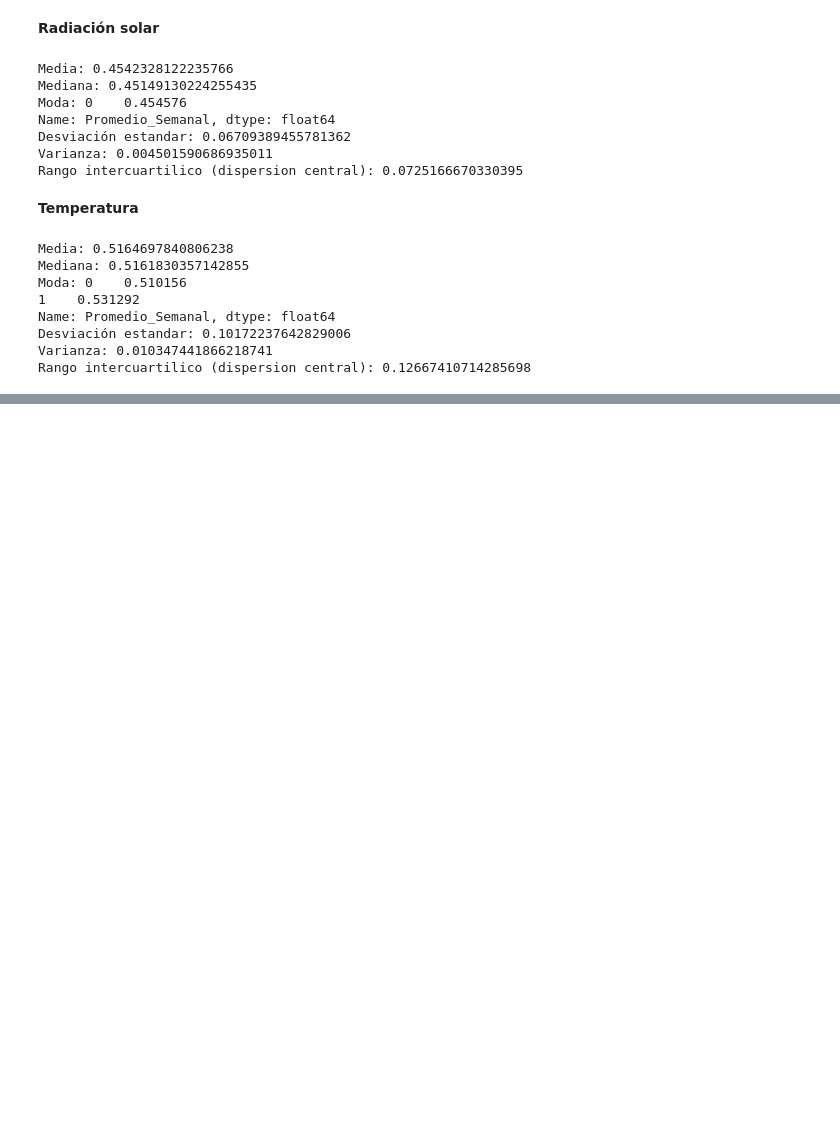
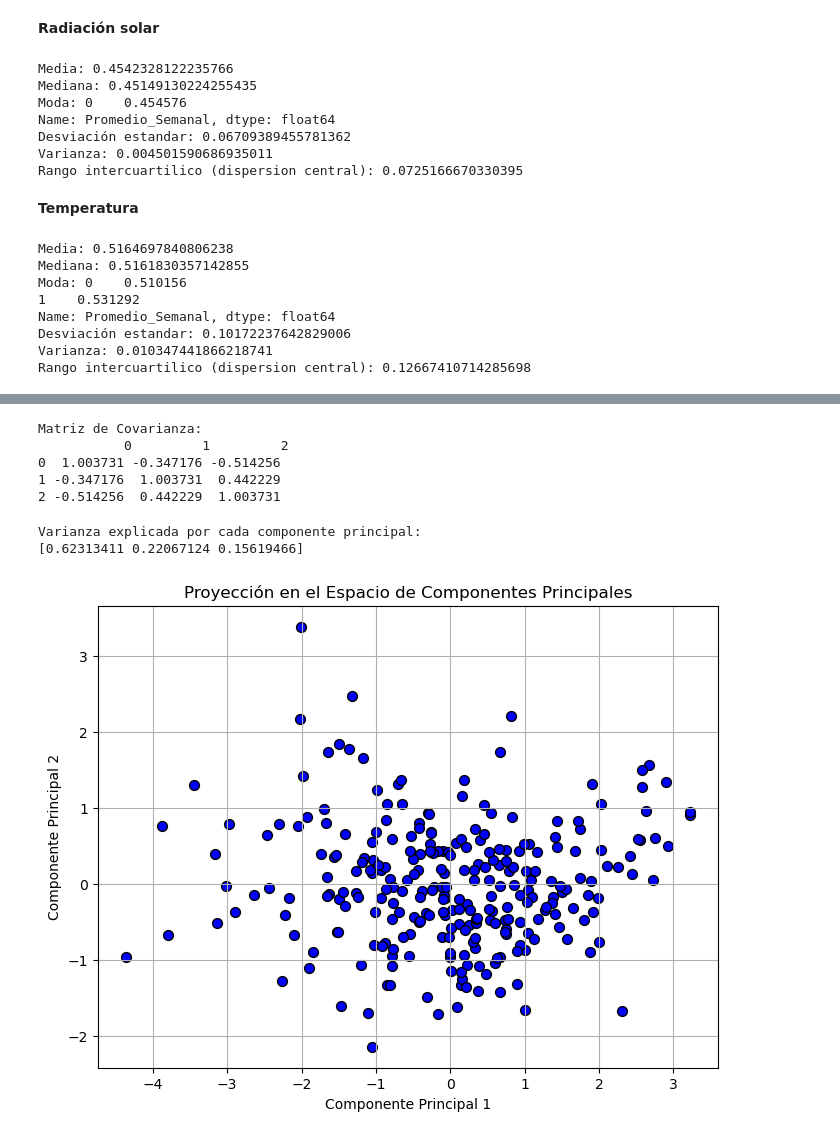
Before and after one commit to jmvilla12/bootcamp-ai, a Jupyter notebook: Proyecto/Complete_project.ipynb, the cells around one changed output, grey strips where cells are left out. Saved outputs shown, nothing was run; the diff lists cells and outputs as text; code cells hidden in the pictures; blank space fills up the shorter version.

```diff
--- a/Proyecto/Complete_project.ipynb
+++ b/Proyecto/Complete_project.ipynb
@@ -653,0 +735,48 @@ plt.show()
+# %%
+from sklearn.preprocessing import StandardScaler
+from sklearn.decomposition import PCA
+import pandas as pd
+
+# Combinamos las columnas relevantes en un único DataFrame para el PCA
+datos_pca = pd.DataFrame({
+    'Lluvia': unificado_lluvia['Promedio_Semanal'],
+    'Radiación Solar': unificado_rsolar['Promedio_Semanal'],
+    'Temperatura': unificado_tseca['Promedio_Semanal']
+})
+
+# Estandarizamos los datos
+scaler = StandardScaler()
+datos_estandarizados = scaler.fit_transform(datos_pca)
+# %%
+# Calculamos la matriz de covarianza
+matriz_covarianza = pd.DataFrame(datos_estandarizados).cov()
+print("Matriz de Covarianza:\n", matriz_covarianza)
+# %% [output]
+Matriz de Covarianza:
+           0         1         2
+0  1.003731 -0.347176 -0.514256
+1 -0.347176  1.003731  0.442229
+2 -0.514256  0.442229  1.003731
+# %%
+# Aplicamos PCA
+pca = PCA(n_components=3)  # Número de componentes principales
+pca.fit(datos_estandarizados)
+datos_transformados = pca.transform(datos_estandarizados)
+
+# Imprimimos la varianza explicada por cada componente
+print("Varianza explicada por cada componente principal:")
+print(pca.explained_variance_ratio_)
+# %% [output]
+Varianza explicada por cada componente principal:
+[0.62313411 0.22067124 0.15619466]
+# %%
+# Visualizamos los datos proyectados en los primeros dos componentes principales
+plt.figure(figsize=(8, 6))
+plt.scatter(datos_transformados[:, 0], datos_transformados[:, 1], c='blue', edgecolor='k', s=50)
+plt.title('Proyección en el Espacio de Componentes Principales')
+plt.xlabel('Componente Principal 1')
+plt.ylabel('Componente Principal 2')
+plt.grid()
+plt.show()
+# %% [output]
+[figure, added]
```
Also changed, not shown: parts of 11 cells of this notebook.
